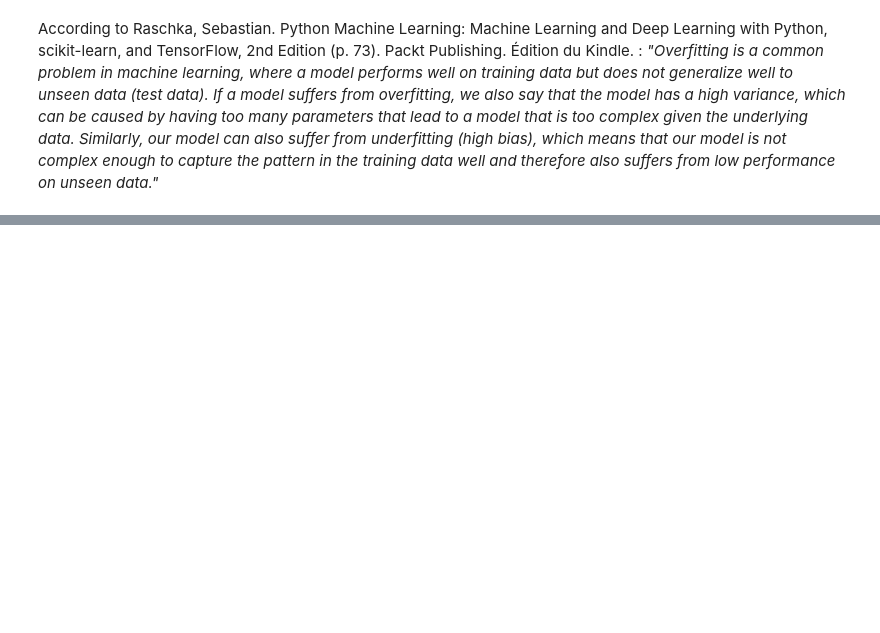
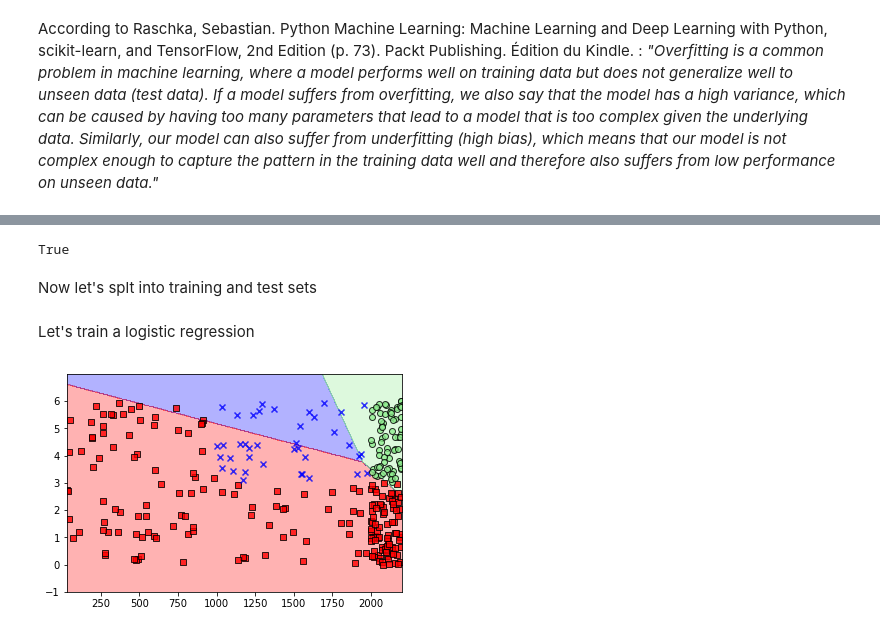
Before and after one commit to amenai1979/JupyterNotebooks, a Jupyter notebook: machineLearningLab.ipynb, the cells around one changed output, grey strips where cells are left out. Cells and saved outputs as stored; diff of their text form; code cells hidden in the pictures; blank space fills up the shorter version.

```diff
--- a/machineLearningLab.ipynb
+++ b/machineLearningLab.ipynb
@@ -506,0 +531,37 @@ According to Raschka, Sebastian. Python Machine Learning: Machine Learning and D
+# %%
+d=[]
+for x in conditions[:,]:
+    #print(x)
+    if x in IFR:
+        #print("IFR")
+        d.append(-1)
+    elif x in MVFR:
+        #print("MVFR")
+        d.append(0)
+    else:
+        #print["VFR"]
+        d.append(1)
+decision=np.array(d)
+#print(decision)
+conditions.shape[0]==decision.shape[0]
+# %% [output]
+True
+# %% [markdown]
+Now let's splt into training and test sets
+# %%
+conditions_train, conditions_test, decision_train, decision_test = train_test_split(
+    conditions, decision, test_size=0.3, random_state=1, stratify=decision)
+# %% [markdown]
+Let's train a logistic regression
+# %%
+
+lr = LogisticRegression(C=100.0, class_weight=None, dual=False, fit_intercept=True,
+        intercept_scaling=1, max_iter=100, multi_class='warn',
+        n_jobs=None, penalty='l2', random_state=1, solver='lbfgs',
+        tol=0.0001, verbose=0, warm_start=False)
+#train it
+lr.fit(conditions_train,decision_train)
+
+plot_decision_regions(conditions_test,decision_test, lr)
+# %% [output]
+[figure, added]
```
Also changed, not shown: parts of 27 cells of this notebook, 3 other files.
